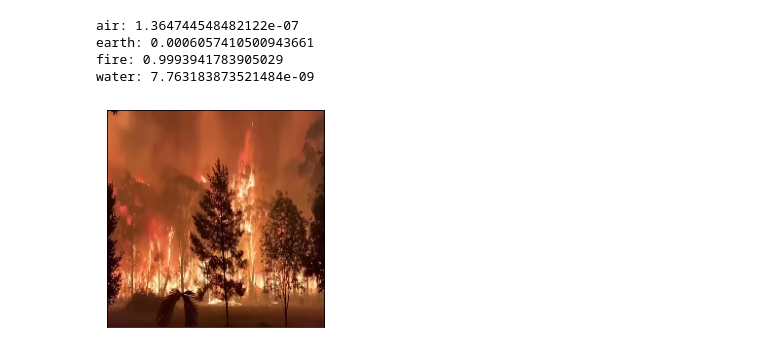
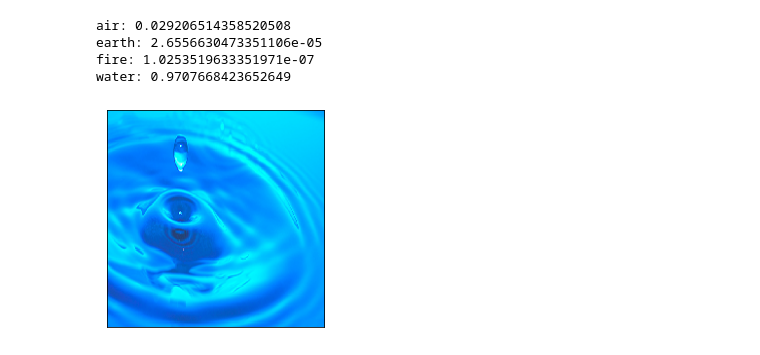
Before and after one commit to viktorv9/python-ai, a Jupyter notebook: elementalCNN.ipynb, the cells around one changed output. Saved outputs shown, nothing was run; the diff lists cells and outputs as text; code cells hidden in the pictures.

Commit message:
new images + failed expirement

```diff
--- a/elementalCNN.ipynb
+++ b/elementalCNN.ipynb
@@ -131,28 +154,28 @@ Epoch 5/5
 # %%
 from keras.preprocessing import image
 
 class_labels = ['air', 'earth', 'fire', 'water']
 
-x2 = image.load_img('datasets/elements_testing/test2.png', target_size=(224, 224, 3))
+x2 = image.load_img('datasets/elements_try/water.png', target_size=(224, 224, 3))
 plt.xticks([])
 plt.yticks([])
 plt.imshow(x2)
 
 x2 = image.img_to_array(x2) / 255
 x2 = np.expand_dims(x2, axis=0)
 y2 = model.predict(x2)[0]
 
 for i, label in enumerate(class_labels):
     print(f'{label}: {y2[i]}')
 
 # for i in range(4):
 #     print(y[i-1])
 
 # for i in range(len(y2)):
 #     print(": " + str(y2[i]))
 # %% [output]
-air: 1.364744548482122e-07
-earth: 0.0006057410500943661
-fire: 0.9993941783905029
-water: 7.763183873521484e-09
+air: 0.029206514358520508
+earth: 2.6556630473351106e-05
+fire: 1.0253519633351971e-07
+water: 0.9707668423652649
-[figure, old version]
+[figure, new version]
```
Also changed, not shown: parts of 3 cells of this notebook, 31 other files.
